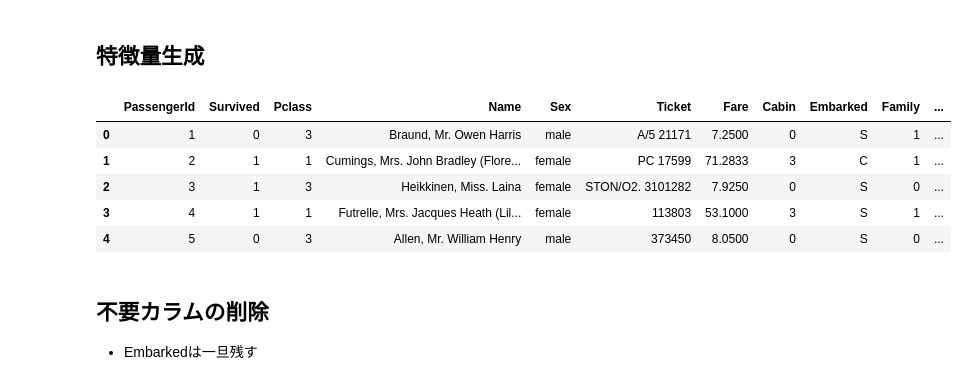
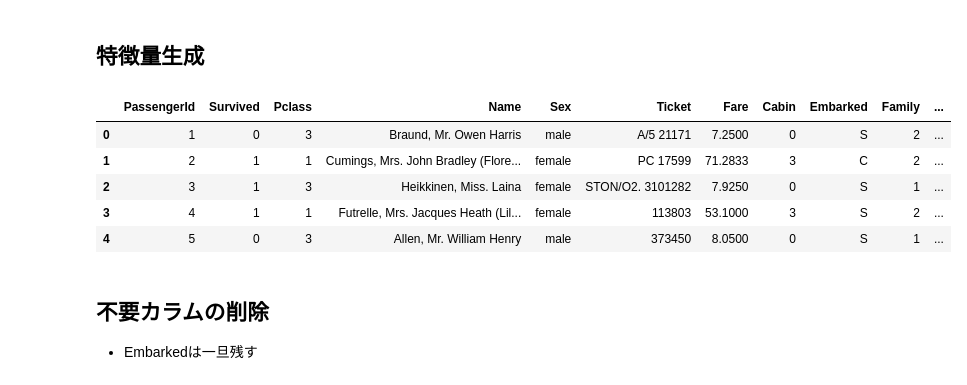
Before and after one commit to TonTech-GH/kaggle-titanic, a Jupyter notebook: titanic_feature.ipynb, the cells around one changed output. Drawn from its saved outputs; the diff is of its cells as text; code cells hidden in the pictures.

Commit message:
モデルの乱数を固定化、IsAlone追加

```diff
--- a/titanic_feature.ipynb
+++ b/titanic_feature.ipynb
@@ -23,45 +23,49 @@ train.head()
 dataset = [train, test]
 for data in dataset:
     # 同乗している親族の数
-    data['Family'] = data.SibSp + data.Parch
+    data['Family'] = data.SibSp + data.Parch + 1
     data.drop(['SibSp', 'Parch'], inplace=True, axis=1)
+
+    # 一人で乗船しているか
+    data['Is_alone'] = 0
+    data.loc[data['Family'] == 1, 'Is_alone'] = 1
 
     # 未就学児
     # data['So_Young'] = data['Age'].apply(lambda x: x<7)
     # data['So_Young'] = data['So_Young'].map({True:1, False:0})
 
     # 同じチケットで乗船した人の数(自分以外に同じチケット番号の人が何人いるか)
     # data['Same_ticket_no'] = data.Ticket.apply(lambda x: data.Ticket.value_counts()[x] - 1)
 
     # 親族数 または 同じチケットの数の多い方を知り合いの人数として登録
     # data['Relatives'] = data.apply(lambda r: max([r['Family'], r['Relatives_tmp']]), axis=1)
 
     # 乗船料金がタダの人は乗組員ぽいので分離
     # data['Is_free'] = data['Fare'].apply(lambda x: x==0)
     # data['Is_free'] = data['Is_free'].map({True:1, False:0})
 
     # CabinをA〜Gとその他(Unknown)に分ける
     data['Cabin'] = data['Cabin'].fillna('Unknown')
     data['Cabin'] = data['Cabin'].apply(lambda x: x[0])
     data['Cabin'] = data['Cabin'].map({'U':0, 'A':1, 'B':2, 'C':3, 'D':4, 'E':5, 'F':6, 'G':7, 'T':0})
 
     # 年齢を層に分ける
     age_sep = [12, 31, 57, 80]
     def AgeSep(age):
         for val,sep in enumerate(age_sep):
             if age < sep: return 'g_' + str(val)
         return 'g_' + str(val + 1)
     data['Age_group'] = data['Age'].apply(AgeSep)
     data.drop('Age', inplace=True, axis=1)
 
 train.head()
 # %% [output]
 |  | PassengerId | Survived | Pclass | Name | Sex | Ticket | Fare | Cabin | Embarked | Family | ... |
-| 0 | 1 | 0 | 3 | Braund, Mr. Owen Harris | male | A/5 21171 | 7.2500 | 0 | S | 1 | ... |
-| 1 | 2 | 1 | 1 | Cumings, Mrs. John Bradley (Flore... | female | PC 17599 | 71.2833 | 3 | C | 1 | ... |
-| 2 | 3 | 1 | 3 | Heikkinen, Miss. Laina | female | STON/O2. 3101282 | 7.9250 | 0 | S | 0 | ... |
-| 3 | 4 | 1 | 1 | Futrelle, Mrs. Jacques Heath (Lil... | female | 113803 | 53.1000 | 3 | S | 1 | ... |
-| 4 | 5 | 0 | 3 | Allen, Mr. William Henry | male | 373450 | 8.0500 | 0 | S | 0 | ... |
+| 0 | 1 | 0 | 3 | Braund, Mr. Owen Harris | male | A/5 21171 | 7.2500 | 0 | S | 2 | ... |
+| 1 | 2 | 1 | 1 | Cumings, Mrs. John Bradley (Flore... | female | PC 17599 | 71.2833 | 3 | C | 2 | ... |
+| 2 | 3 | 1 | 3 | Heikkinen, Miss. Laina | female | STON/O2. 3101282 | 7.9250 | 0 | S | 1 | ... |
+| 3 | 4 | 1 | 1 | Futrelle, Mrs. Jacques Heath (Lil... | female | 113803 | 53.1000 | 3 | S | 2 | ... |
+| 4 | 5 | 0 | 3 | Allen, Mr. William Henry | male | 373450 | 8.0500 | 0 | S | 1 | ... |
 # %% [markdown]
 ## 不要カラムの削除
 - Embarkedは一旦残す
```
Also changed, not shown: parts of 4 cells of this notebook, 9 other files.
